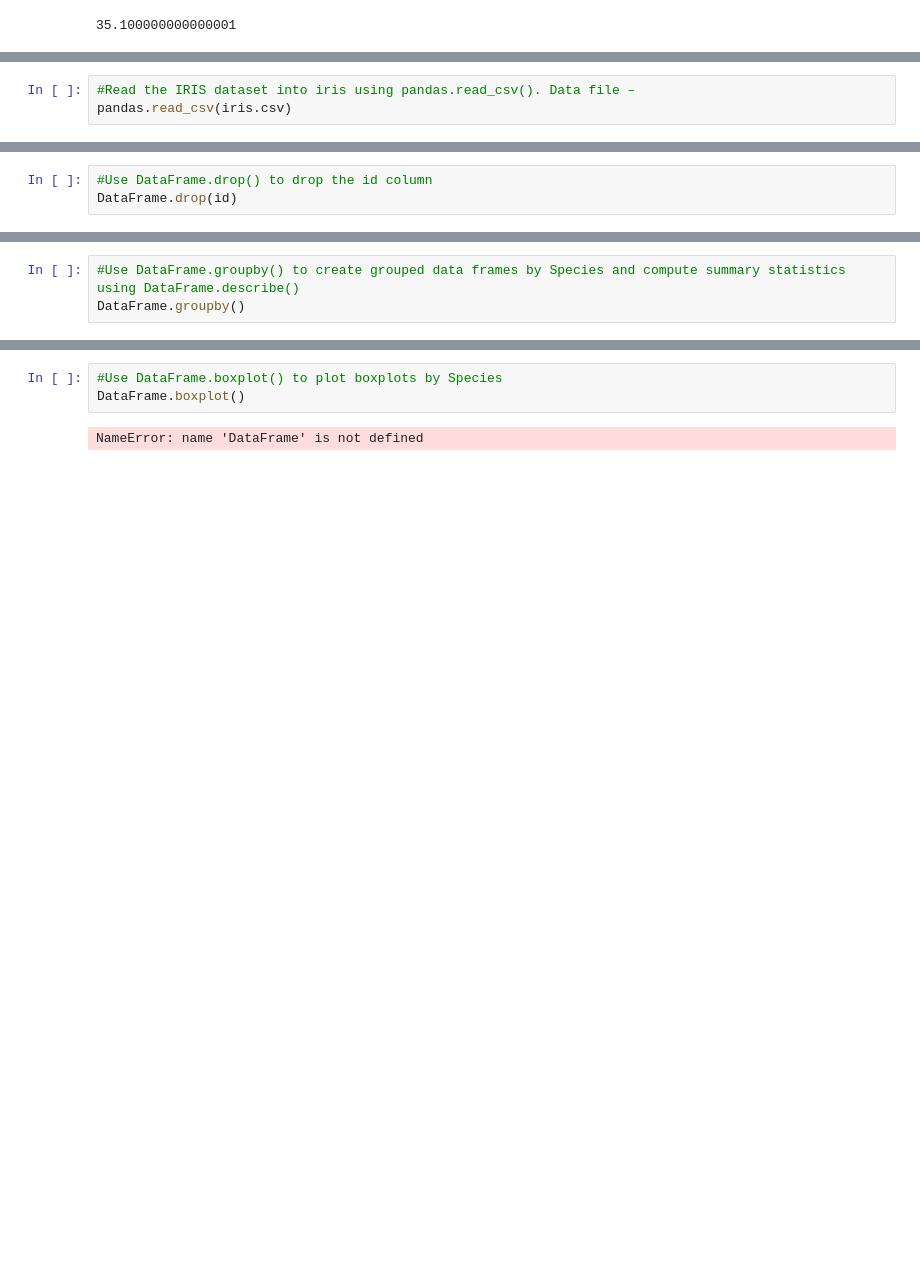
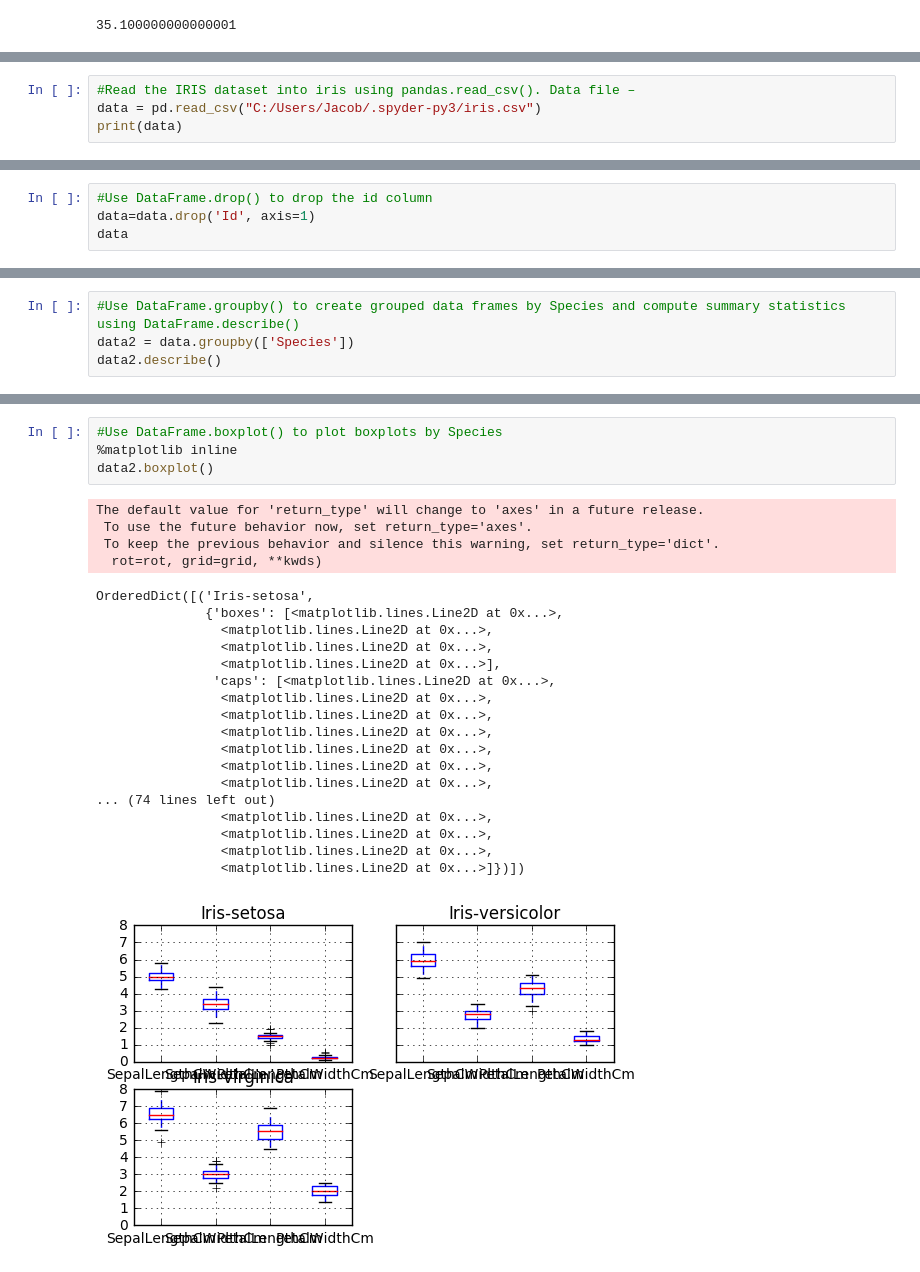
Before and after one commit to jbrionez/LiveSession13Homework, a Jupyter notebook: LiveSession13Homework.ipynb, the cells around one changed output, grey strips where cells are left out. Cells and saved outputs as stored; diff of their text form; blank space fills up the shorter version.

```diff
--- a/LiveSession13Homework.ipynb
+++ b/LiveSession13Homework.ipynb
@@ -59,4 +59,5 @@ import pandas
 # %%
 #Read the IRIS dataset into iris using pandas.read_csv(). Data file –
-pandas.read_csv(iris.csv)
+data = pd.read_csv("C:/Users/Jacob/.spyder-py3/iris.csv")
+print(data)
 # %% [output]
@@ -69,4 +91,5 @@ NameError: name 'iris' is not defined
 # %%
 #Use DataFrame.drop() to drop the id column
-DataFrame.drop(id)
+data=data.drop('Id', axis=1)
+data
 # %% [output]
@@ -81,4 +149,5 @@ NameError: name 'DataFrame' is not defined
 # %%
 #Use DataFrame.groupby() to create grouped data frames by Species and compute summary statistics using DataFrame.describe()
-DataFrame.groupby()
+data2 = data.groupby(['Species'])
+data2.describe()
 # %% [output]
@@ -86,8 +172,30 @@ NameError: name 'DataFrame' is not defined
 # %%
 #Use DataFrame.boxplot() to plot boxplots by Species
-DataFrame.boxplot()
+%matplotlib inline
+data2.boxplot()
 # %% [output]
-NameError: name 'DataFrame' is not defined
+The default value for 'return_type' will change to 'axes' in a future release.
+ To use the future behavior now, set return_type='axes'.
+ To keep the previous behavior and silence this warning, set return_type='dict'.
+  rot=rot, grid=grid, **kwds)
+OrderedDict([('Iris-setosa',
+              {'boxes': [<matplotlib.lines.Line2D at 0x...>,
+                <matplotlib.lines.Line2D at 0x...>,
+                <matplotlib.lines.Line2D at 0x...>,
+                <matplotlib.lines.Line2D at 0x...>],
+               'caps': [<matplotlib.lines.Line2D at 0x...>,
+                <matplotlib.lines.Line2D at 0x...>,
+                <matplotlib.lines.Line2D at 0x...>,
+                <matplotlib.lines.Line2D at 0x...>,
+                <matplotlib.lines.Line2D at 0x...>,
+                <matplotlib.lines.Line2D at 0x...>,
+                <matplotlib.lines.Line2D at 0x...>,
+... (74 lines left out)
+                <matplotlib.lines.Line2D at 0x...>,
+                <matplotlib.lines.Line2D at 0x...>,
+                <matplotlib.lines.Line2D at 0x...>,
+                <matplotlib.lines.Line2D at 0x...>]})])
+[figure, added]
 # %%
 #Plot a scatter matrix plot using the seaborn library. Use the following to load and plot
 import seaborn as sns
```
Also changed, not shown: parts of 8 cells of this notebook, 1 other file.
